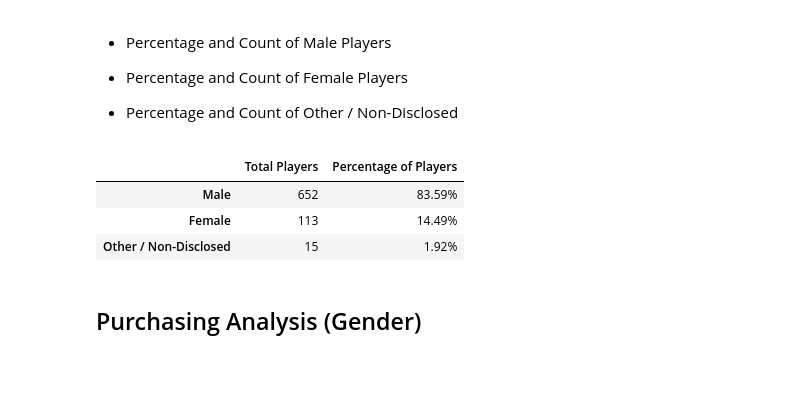
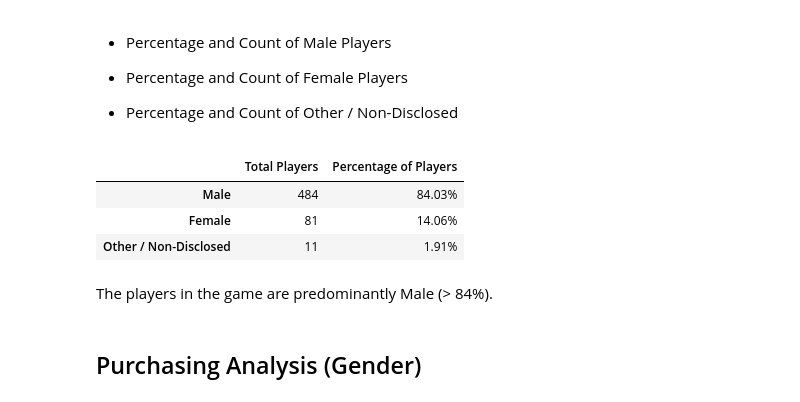
Before and after one commit to foofx88/Python_Pandas_HeroesOfPymoli, a Jupyter notebook: HeroesOfPymoli/HeroesOfPymoli_starter.ipynb, the cells around one changed output. Cells and saved outputs as stored; diff of their text form; code cells hidden in the pictures; blank space fills up the shorter version.

```diff
--- a/HeroesOfPymoli/HeroesOfPymoli_starter.ipynb
+++ b/HeroesOfPymoli/HeroesOfPymoli_starter.ipynb
@@ -73,32 +75,29 @@ purchasing_analysis_df
 
 
 * Percentage and Count of Other / Non-Disclosed
-# %%
-gender_count = purchase_data.groupby(['Gender'])
-gender_display = gender_count['Gender'].count()
-# print(gender_display) to identify the different type of genders
-
-male_player = (purchase_data['Gender'] == 'Male').sum()
-female_player = (purchase_data['Gender'] == 'Female').sum()
-nondis_player = (purchase_data['Gender'] == 'Other / Non-Disclosed').sum()
-#get all the number of players according to gender, can also use the groupby function
-
-all_player = male_player + female_player + nondis_player #get the total for all players and their respective percentages
-male_perc = ((male_player/all_player)*100)
-female_perc = (female_player/all_player)*100
-nondis_perc = (nondis_player/all_player)*100
-combined_gender = {'Total Players': [male_player, female_player, nondis_player],
-               'Percentage of Players':[male_perc, female_perc, nondis_perc]}
-
-gender_demo_df = pd.DataFrame(combined_gender, index=['Male','Female','Other / Non-Disclosed'], columns=['Total Players', 'Percentage of Players'])
-gender_demo_df['Percentage of Players'] = gender_demo_df['Percentage of Players'].map('{:.2f}%'.format)
-#formatting to have Percentage in 2 decimals and % at the end.
-gender_demo_df
-# %% [output]
-|  | Total Players | Percentage of Players |
-| Male | 652 | 83.59% |
-| Female | 113 | 14.49% |
-| Other / Non-Disclosed | 15 | 1.92% |
+# %%
+gender_count = purchase_data.groupby(['Gender']) #group purchase data by Gender
+
+player_gender = gender_count.nunique()['SN'] #to get unique value for gender using SN as SN is unique
+#print (player_gender) to check values, total should be 576
+
+player_perc = player_gender / total_player * 100
+#print(player_perc) to check if calculations is correct
+
+#creating te DataFrame to put all the data together
+gender_demo_df = pd.DataFrame({'Total Players' : player_gender,
+                               'Percentage of Players': player_perc} , index=['Male','Female','Other / Non-Disclosed'])
+
+gender_demo_df['Percentage of Players'] = gender_demo_df['Percentage of Players'].map('{:.2f}%'.format)
+#formatting to have Percentage in 2 decimals and % at the end.
+gender_demo_df
+# %% [output]
+|  | Total Players | Percentage of Players |
+| Male | 484 | 84.03% |
+| Female | 81 | 14.06% |
+| Other / Non-Disclosed | 11 | 1.91% |
+# %% [markdown]
+The players in the game are predominantly Male (> 84%).
 # %% [markdown]
 
 ## Purchasing Analysis (Gender)
```
Also changed, not shown: parts of 8 cells of this notebook.
